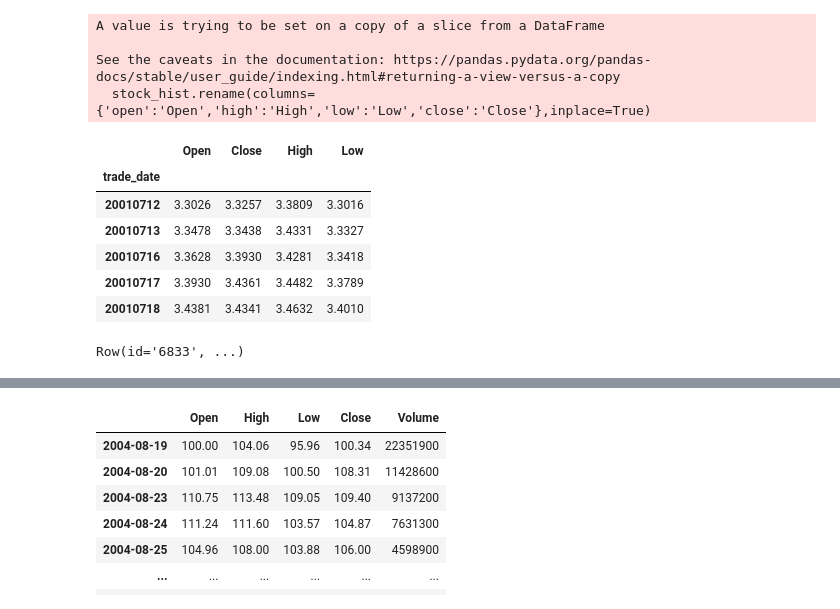
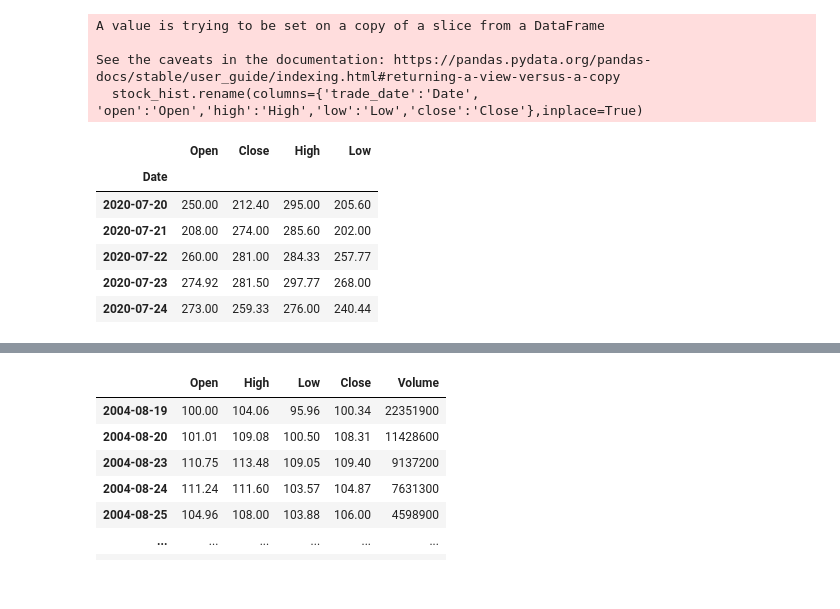
Before and after one commit to bizeasy17/investtrack, a Jupyter notebook: diggings/backtesting.ipynb, the cells around one changed output, grey strips where cells are left out. Saved outputs shown, nothing was run; the diff lists cells and outputs as text; code cells hidden in the pictures.

Commit message:
simple cross over, multiple time frame strategy backend

```diff
--- a/diggings/backtesting.ipynb
+++ b/diggings/backtesting.ipynb
@@ -1,57 +1,27 @@
 # %%
 import tushare as ts
-
-df = ts.pro_bar(ts_code='000063.SZ', start_date='19910101', end_date='20220923',adj='qfq',adjfactor=True)
+import pandas as pd
+df = ts.pro_bar(ts_code='688256.SH', start_date='19910101', end_date='20220923',adj='qfq',adjfactor=True)
 stock_hist = df[['trade_date', 'open','close','high','low']]
-stock_hist.rename(columns={'open':'Open','high':'High','low':'Low','close':'Close'},inplace=True)
+stock_hist.rename(columns={'trade_date':'Date', 'open':'Open','high':'High','low':'Low','close':'Close'},inplace=True)
 stock_hist = stock_hist[:5000]
 stock_hist = stock_hist.iloc[::-1]
-stock_hist.set_index('trade_date', inplace=True)
+stock_hist['Date'] = pd.to_datetime(stock_hist['Date'])
+stock_hist.set_index('Date', inplace=True)
 # stock_hist = stock_hist.reset_index()
 # stock_hist.drop(['index'],axis=1, inplace=True)
 # PINGAN.dropna()
 # PINGAN.interpolate(method='linear', limit_direction='forward', axis=0)
 stock_hist.head()
 # %% [output]
 A value is trying to be set on a copy of a slice from a DataFrame
 
 See the caveats in the documentation: https://pandas.pydata.org/pandas-docs/stable/user_guide/indexing.html#returning-a-view-versus-a-copy
-  stock_hist.rename(columns={'open':'Open','high':'High','low':'Low','close':'Close'},inplace=True)
+  stock_hist.rename(columns={'trade_date':'Date', 'open':'Open','high':'High','low':'Low','close':'Close'},inplace=True)
 |  | Open | Close | High | Low |
-| trade_date |  |  |  |  |
-| 20010712 | 3.3026 | 3.3257 | 3.3809 | 3.3016 |
-| 20010713 | 3.3478 | 3.3438 | 3.4331 | 3.3327 |
-| 20010716 | 3.3628 | 3.3930 | 3.4281 | 3.3418 |
-| 20010717 | 3.3930 | 3.4361 | 3.4482 | 3.3789 |
-| 20010718 | 3.4381 | 3.4341 | 3.4632 | 3.4010 |
+| Date |  |  |  |  |
+| 2020-07-20 | 250.00 | 212.40 | 295.00 | 205.60 |
+| 2020-07-21 | 208.00 | 274.00 | 285.60 | 202.00 |
+| 2020-07-22 | 260.00 | 281.00 | 284.33 | 257.77 |
+| 2020-07-23 | 274.92 | 281.50 | 297.77 | 268.00 |
+| 2020-07-24 | 273.00 | 259.33 | 276.00 | 240.44 |
-# %%
-from backtesting import Backtest, Strategy
-from backtesting.lib import crossover
-
-from backtesting.test import SMA, GOOG
-
-
-class SmaCross(Strategy):
-    n1 = 10
-    n2 = 20
-
-    def init(self):
-        close = self.data.Close
-        self.sma1 = self.I(SMA, close, self.n1)
-        self.sma2 = self.I(SMA, close, self.n2)
-
-    def next(self):
-        if crossover(self.sma1, self.sma2):
-            self.buy()
-        elif crossover(self.sma2, self.sma1):
-            self.sell()
-
-
-bt = Backtest(stock_hist, SmaCross,
-              cash=10000, commission=.002,
-              exclusive_orders=True)
-
-output = bt.run()
-bt.plot()
-# %% [output]
-Row(id='6833', ...)
```
Also changed, not shown: parts of 13 cells of this notebook, 6 other files.
